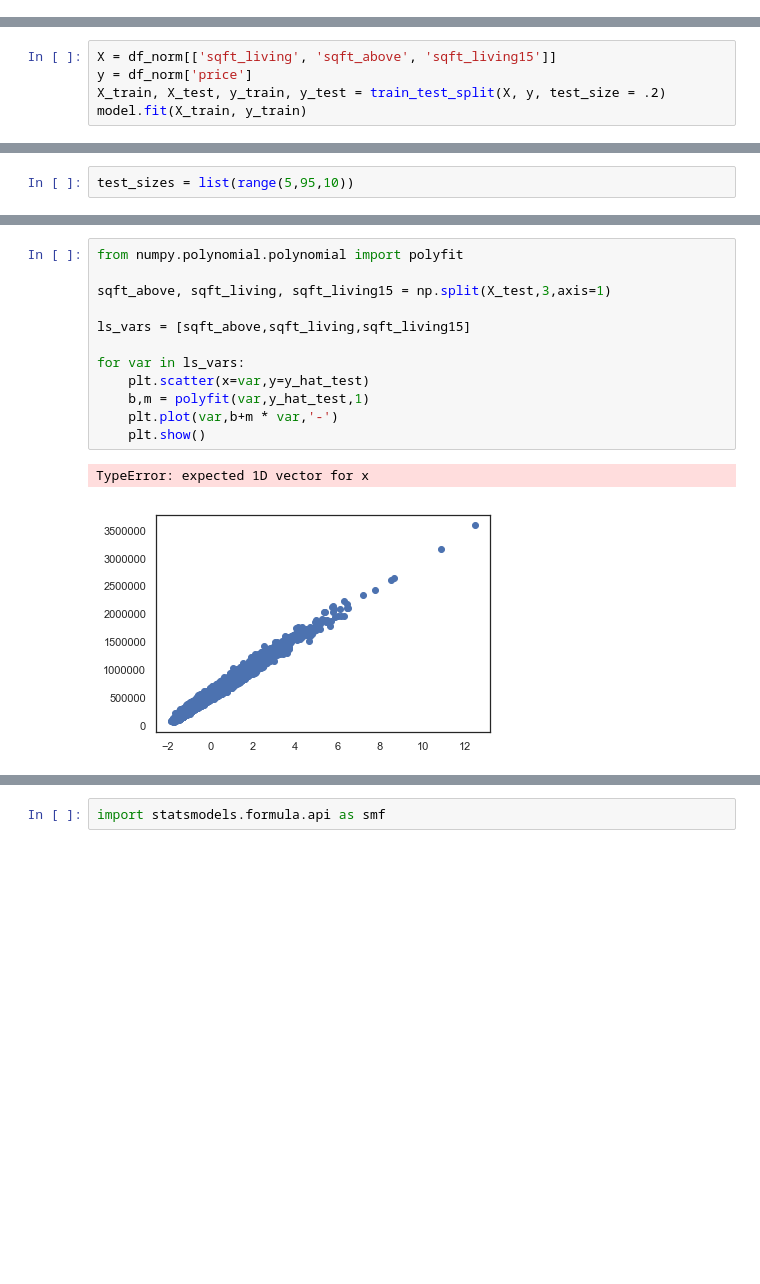
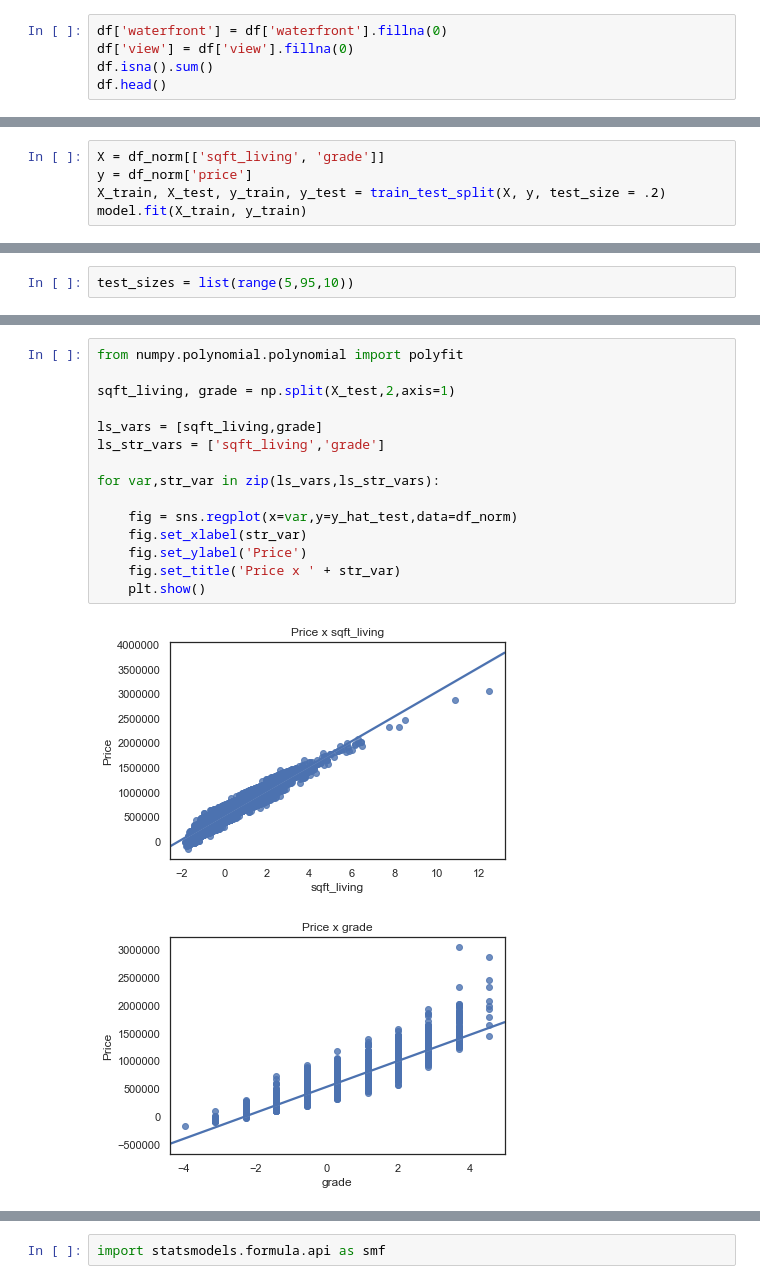
Before and after one commit to mandoiwanaga/dsc-1-final-project, a Jupyter notebook: project.ipynb, the cells around one changed output, grey strips where cells are left out. Saved outputs shown, nothing was run; the diff lists cells and outputs as text; blank space fills up the shorter version.

```diff
--- a/project.ipynb
+++ b/project.ipynb
@@ -30,3 +30,8 @@ df.head().T
 len(df)
 # %% [output]
 21597
+# %%
+df['waterfront'] = df['waterfront'].fillna(0)
+df['view'] = df['view'].fillna(0)
+df.isna().sum()
+df.head()
@@ -184,7 +197,7 @@ from sklearn.linear_model import LinearRegression
 from sklearn.model_selection import train_test_split
 model = LinearRegression()
 # %%
-X = df_norm[['sqft_living', 'sqft_above', 'sqft_living15']]
+X = df_norm[['sqft_living', 'grade']]
 y = df_norm['price']
 X_train, X_test, y_train, y_test = train_test_split(X, y, test_size = .2)
 model.fit(X_train, y_train)
@@ -231,15 +247,18 @@ plt.legend()
 # %%
 from numpy.polynomial.polynomial import polyfit
 
-sqft_above, sqft_living, sqft_living15 = np.split(X_test,3,axis=1)
+sqft_living, grade = np.split(X_test,2,axis=1)
 
-ls_vars = [sqft_above,sqft_living,sqft_living15]
+ls_vars = [sqft_living,grade]
+ls_str_vars = ['sqft_living','grade']
 
-for var in ls_vars:
-    plt.scatter(x=var,y=y_hat_test)
-    b,m = polyfit(var,y_hat_test,1)
-    plt.plot(var,b+m * var,'-')
+for var,str_var in zip(ls_vars,ls_str_vars):
+
+    fig = sns.regplot(x=var,y=y_hat_test,data=df_norm)
+    fig.set_xlabel(str_var)
+    fig.set_ylabel('Price')
+    fig.set_title('Price x ' + str_var)
     plt.show()
 # %% [output]
-TypeError: expected 1D vector for x
-[figure, old version]
+[figure, new version]
+[figure, added]
```
Also changed, not shown: parts of 13 cells of this notebook.
